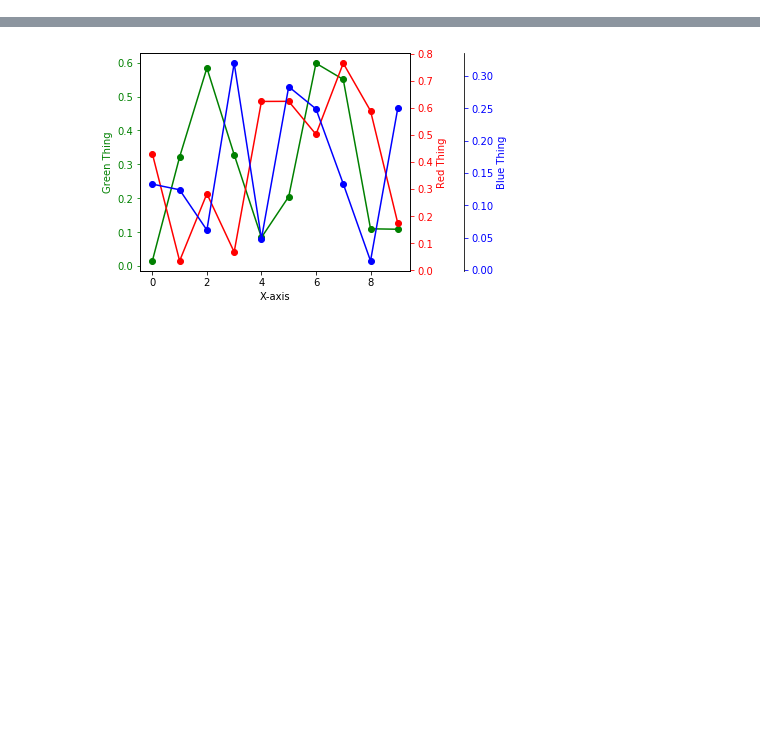
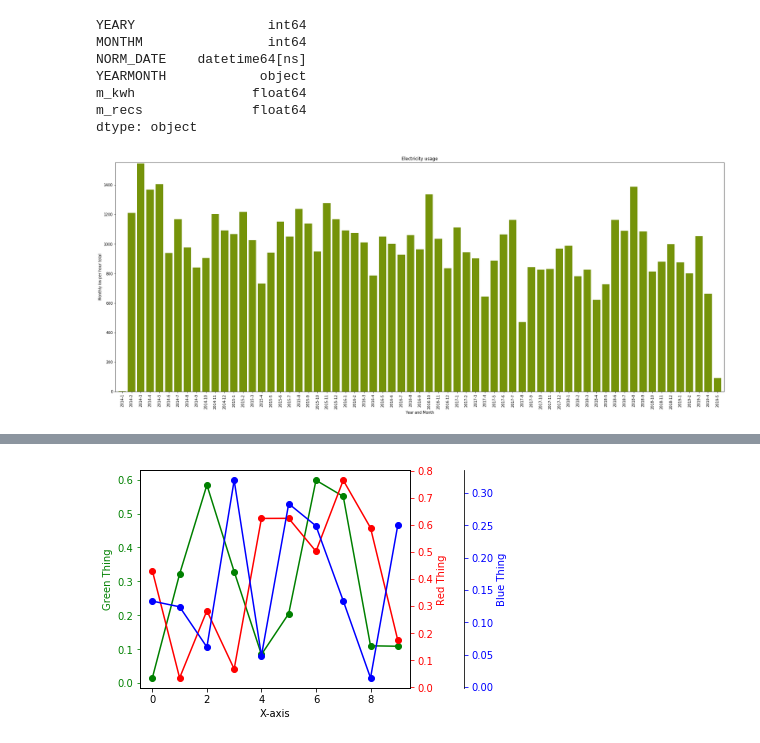
Before and after one commit to johnzastrow/jz_jupyters, a Jupyter notebook: simpledbmatplot.ipynb, the cells around one changed output, grey strips where cells are left out. Cells and saved outputs as stored; diff of their text form; code cells hidden in the pictures; blank space fills up the shorter version.

```diff
--- a/simpledbmatplot.ipynb
+++ b/simpledbmatplot.ipynb
@@ -53,0 +55,29 @@ dtype: object
+# %%
+df0 = pd.read_sql_table("v_monthly_electric",engine)
+print(df0.dtypes)
+df0.tail()
+# plt.style.use('ggplot')
+plt.figure(figsize=(30,10))
+plt.bar('YEARMONTH', 'm_kwh', color='#759309', data=df0)
+plt.xlabel("Year and Month")
+plt.ylabel("Monthly kw per hour total")
+plt.title("Electricity usage")
+
+# You can specify a rotation for the tick labels in degrees or with keywords.
+plt.xticks(rotation='vertical')
+
+# Pad margins so that markers don't get clipped by the axes
+plt.margins(0.005)
+# Tweak spacing to prevent clipping of tick-labels
+plt.subplots_adjust(bottom=0.005)
+
+plt.show()
+# %% [output]
+YEARY                 int64
+MONTHM                int64
+NORM_DATE    datetime64[ns]
+YEARMONTH            object
+m_kwh               float64
+m_recs              float64
+dtype: object
+[figure, added]
```
Also changed, not shown: parts of 13 cells of this notebook, 21 other files.
